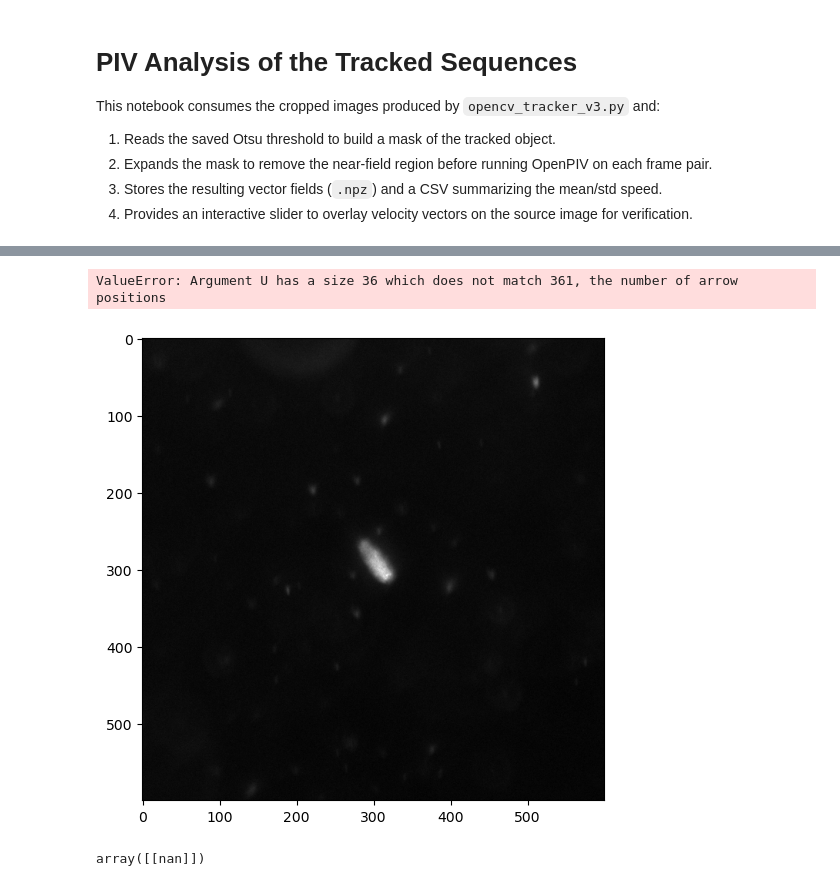
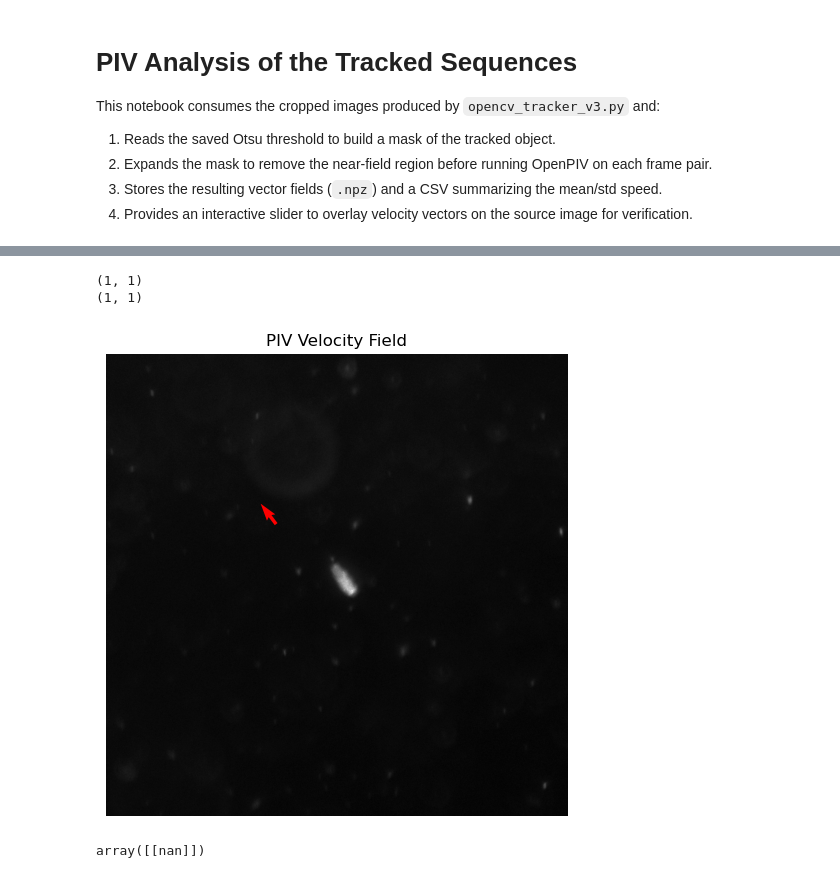
Before and after one commit to deepakkrishnamurthy/gravitymachine-analysis-scripts, a Jupyter notebook: notebooks/piv_processing.ipynb, the cells around one changed output, grey strips where cells are left out. Saved outputs shown, nothing was run; the diff lists cells and outputs as text; code cells hidden in the pictures.

```diff
--- a/notebooks/piv_processing.ipynb
+++ b/notebooks/piv_processing.ipynb
@@ -133,3 +160,8 @@ def even_window_size(value: int, minimum: int = 32) -> int:
+# %%
+# PIV paramters
+piv_window_scale_factor = 8 # window_size = even_window_size(min_dim // piv_window_scale_factor, minimum=32)
+search_area_scale_factor = 2 # search_area_size = window_size * search_area_scale_factor
+validation_method = 'localmean'
 # %%
 piv_artifacts = {}
 piv_summary_rows = []
@@ -293,7 +362,7 @@ if piv_artifacts:
             v = pivot['v']
         fig, ax = plt.subplots(figsize=(6, 6))
         ax.imshow(image, cmap='gray')
-        ax.quiver(x, y, u, v, color='red', scale=50, width=0.003)
+        ax.quiver(x, y, u, v, color='red')
         ax.set_title(f"{subfolder} | pair {pair_index}")
         ax.set_axis_off()
         plt.show()
@@ -336,5 +428,5 @@ Frame B: /Volumes/Extreme SSD/deep-sea-particles-gm/processed/pyrite_2024-11-14
 # %%
-window_size = even_window_size(min(frame_a.shape) // 10, minimum=32)
+window_size = even_window_size(min(frame_a.shape) // 2, minimum=32)
 overlap = max(4, window_size // 2)
 search_area_size = max(window_size * 2, window_size + 8)
 dt = 1.0 / frame_rate
@@ -353,12 +445,16 @@ u, v, sig2noise = openpiv.process.extended_search_area_piv(
     search_area_size=search_area_size,
     sig2noise_method='peak2peak',
 )
-x, y = openpiv.process.get_coordinates(frame_a.shape, window_size, overlap)
-u, v, mask = openpiv.validation.sig2noise_val(u, v, sig2noise, threshold=1.1)
-u, v = openpiv.filters.replace_outliers(
-    u, v, method='localmean', max_iter=10, kernel_size=2
-)
+x, y = openpiv.process.get_coordinates(image_size=frame_a.shape,
+    search_area_size=search_area_size,
+    overlap=overlap)
+# u, v, mask = openpiv.validation.sig2noise_val(u, v, sig2noise, threshold=1.1)
+# u, v = openpiv.filters.replace_outliers(
+#     u, v, method='localmean', max_iter=10, kernel_size=2
+# )
 x, y, u, v = openpiv.scaling.uniform(
     x, y, u, v, scaling_factor=pixel_per_um
 )
+
+x, y, u, v = openpiv.tools.transform_coordinates(x, y, u, v)
 # %%
@@ -379,14 +464,19 @@ print(u)
+# %%
+print(np.shape(u))
+print(np.shape(x))
+# %% [output]
+(1, 1)
+(1, 1)
 # %%
 # SHow the velocity field
 fig, ax = plt.subplots(figsize=(6, 6))
 ax.imshow(frame_a, cmap='gray')
-ax.quiver(x, y, u, v, color='red', scale=50, width=0.003)
+ax.quiver(x, y, u, v, color='red')
 ax.set_title('PIV Velocity Field')
 ax.set_axis_off()
 plt.show()
 # %% [output]
-ValueError: Argument U has a size 36 which does not match 361, the number of arrow positions
-[figure, old version]
+[figure, new version]
 # %%
 v
 # %% [output]
```
Also changed, not shown: parts of 13 cells of this notebook, 5 other files.
